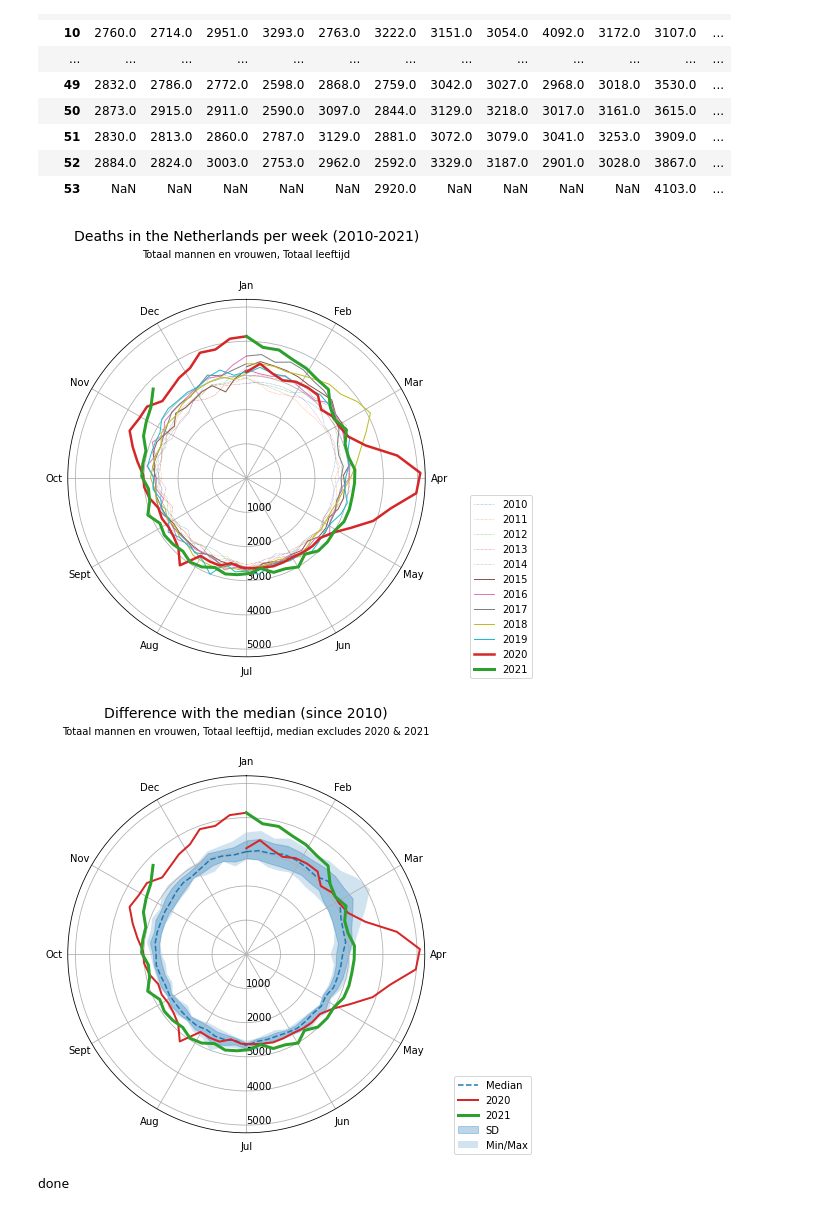
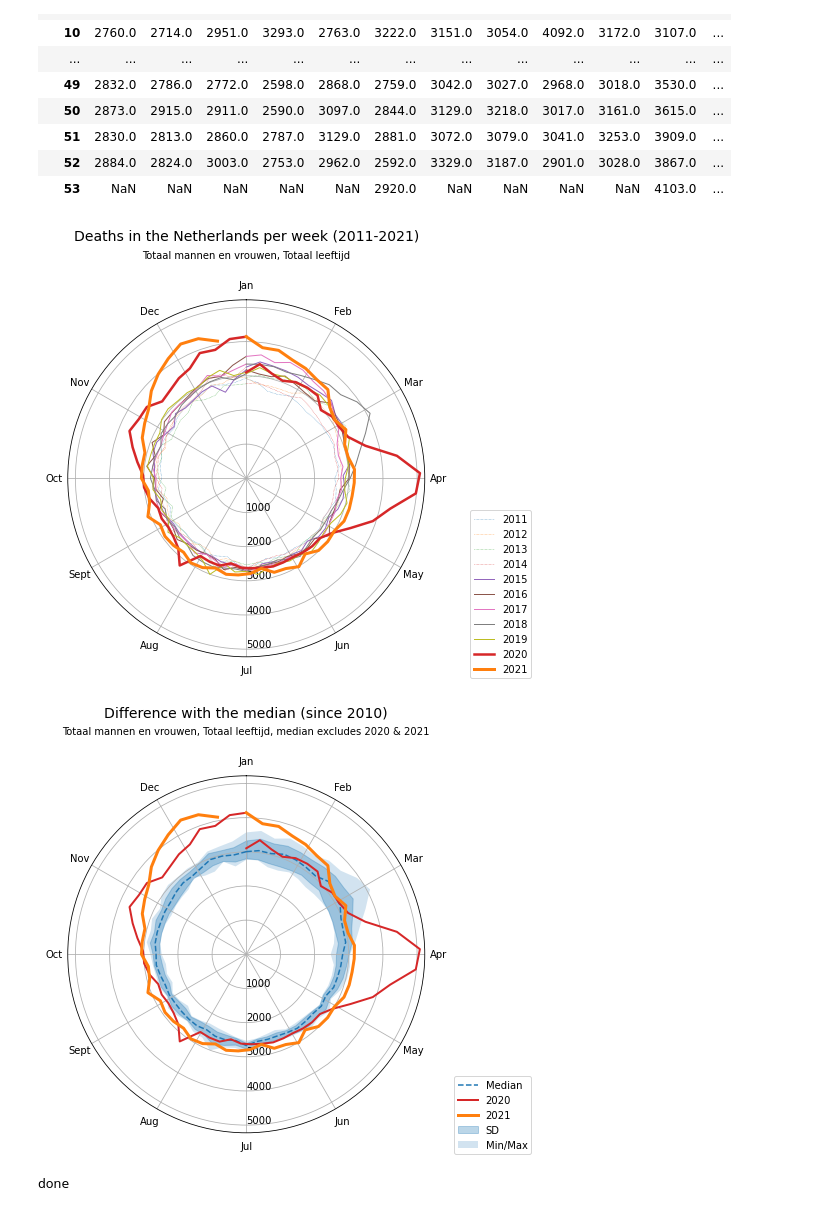
Before and after one commit to heesters/Oversterfte-Nederland, a Jupyter notebook: Overledenen.ipynb, the cells around one changed output. Saved outputs shown, nothing was run; the diff lists cells and outputs as text; code cells hidden in the pictures.

```diff
--- a/Overledenen.ipynb
+++ b/Overledenen.ipynb
@@ -70,5 +66,6 @@ df_clean.iloc[0:10]
 # %%
 months = ['Jan', 'Feb', 'Mar', 'Apr', 'May', 'Jun', 'Jul', 'Aug', 'Sept', 'Oct', 'Nov', 'Dec']
+current_year = df_clean.iloc[-1]['year']
 
 g = sns.FacetGrid(df_clean, col="gender", hue="covid_year", row='age', aspect=2,sharey=False)
 g.map(sns.lineplot, 'week', 'deaths', alpha=.7, estimator='mean', ci='sd')
@@ -77,10 +74,10 @@ g.add_legend(title = '')
 for suffix in 'png svg'.split():
     g.savefig('naar_Geslacht_leeftijd.'+suffix, dpi=200, bbox_inches='tight', facecolor='white')
 
-g = sns.FacetGrid(df_clean.query("year == '2021' & gender !='Totaal mannen en vrouwen'"), col="age", hue="gender", aspect=2,sharey=False)
+g = sns.FacetGrid(df_clean.query("year == @current_year & gender !='Totaal mannen en vrouwen'"), col="age", hue="gender", aspect=2,sharey=False)
 g.map(sns.lineplot, 'week', 'deaths', alpha=.7)
 g.set(xlabel="month", ylabel = "deaths per week", xticks=np.arange(1, 53,(53/12) ), xticklabels=months)
 g.add_legend(title = '')
 for suffix in 'png svg'.split():
-    g.savefig('2021_leeftijd.'+suffix, dpi=200, bbox_inches='tight', facecolor='white')
+    g.savefig(current_year+'_leeftijd.'+suffix, dpi=200, bbox_inches='tight', facecolor='white')
 # %% [output]
@@ -132,5 +129,5 @@ Name: deaths, Length: 619, dtype: float64
 # %%
-deaths_per_year = pd.DataFrame(columns=range(2010, 2021+1), index=pd.RangeIndex(1, 53+1, name='week'))
+deaths_per_year = pd.DataFrame(columns=range(2010, int(current_year)+1), index=pd.RangeIndex(1, 53+1, name='week'))
 
 for Perioden, deaths in df_circle.iteritems():
     year = int(Perioden[0:4])
@@ -160,66 +157,53 @@ deaths_per_year
 # %%
 def data_for_year(y):
     year = deaths_per_year[y].dropna().to_numpy()
-    if y == 2021:
+    if y == int(current_year):
         num_weeks = len(year)
         day_of_the_year = num_weeks*7 + 3 # ex. week 46 -> november 15 -> day 319
         theta = np.linspace(0, (day_of_the_year/365)*2*np.pi, num_weeks)
     else:
         # append first week of next year for correct radial plotting
         year = np.append(year, deaths_per_year.loc[1, y+1])
         theta = np.linspace(0, 2*np.pi, len(year))
     return (theta, year)
 
 def plot_year(ax, y, **kwargs):
     ax.plot(*data_for_year(y), label=f"{y}", **kwargs)
 
 def setup_polar_plot(figsize=(8, 6), constrained_layout=True):
     fig = plt.figure(figsize=figsize, constrained_layout=constrained_layout)
     ax = fig.add_subplot(111, projection='polar')
 
     ax.set_theta_zero_location('N')
     ax.set_theta_direction(-1)
     ax.set_xticks(np.arange(0, 2*np.pi, np.pi/6))
     ax.set_xticklabels(months)
 
     ax.set_rlabel_position(180)
 #    ax.set_yticklabels(['1000', '2000', '3000', '4000', '5000', ''])
 
     return fig, ax
 
 fig, ax = setup_polar_plot()
-plot_year(ax, 2010, linewidth=0.5, linestyle='dotted')
-plot_year(ax, 2011, linewidth=0.5, linestyle='dotted')
-plot_year(ax, 2012, linewidth=0.5, linestyle='dotted')
-plot_year(ax, 2013, linewidth=0.5, linestyle='dotted')
-plot_year(ax, 2014, linewidth=0.5, linestyle='dotted')
-plot_year(ax, 2015, linewidth=1)
-plot_year(ax, 2016, linewidth=1)
-plot_year(ax, 2017, linewidth=1)
-plot_year(ax, 2018, linewidth=1)
-plot_year(ax, 2019, linewidth=1)
-plot_year(ax, 2020, color='tab:red', linewidth=2.5)
-plot_year(ax, 2021, color='tab:green', linewidth=3)
+plot_year(ax, int(current_year)-10, linewidth=0.5, linestyle='dotted')
+plot_year(ax, int(current_year)-9, linewidth=0.5, linestyle='dotted')
+plot_year(ax, int(current_year)-8, linewidth=0.5, linestyle='dotted')
+plot_year(ax, int(current_year)-7, linewidth=0.5, linestyle='dotted')
+plot_year(ax, int(current_year)-6, linewidth=1)
+plot_year(ax, int(current_year)-5, linewidth=1)
+plot_year(ax, int(current_year)-4, linewidth=1)
+plot_year(ax, int(current_year)-3, linewidth=1)
+plot_year(ax, int(current_year)-2, linewidth=1)
+plot_year(ax, int(current_year)-1, color='tab:red', linewidth=2.5)
+plot_year(ax, int(current_year), color='tab:orange', linewidth=3)
 
-#plot_year(ax, 2011, color='tab:gray', linewidth=0.5)
-#plot_year(ax, 2012, color='tab:gray', linestyle='dotted')
-#plot_year(ax, 2013, color='tab:gray', linestyle='dashed')
-#plot_year(ax, 2014, color='tab:gray', linestyle='dashdot')
-#plot_year(ax, 2015, color='tab:gray')
-#plot_year(ax, 2016, color='tab:blue', linestyle='dashdot')
-#plot_year(ax, 2017, color='tab:blue')
-#plot_year(ax, 2018, color='tab:green')
-#plot_year(ax, 2019, color='tab:orange')
-#plot_year(ax, 2020, color='tab:red', linewidth=3)
-
-#ax.set_rmax(5500)
 fig.legend(loc='lower right')
-fig.suptitle("Deaths in the Netherlands per week (2010-2021)", fontsize=14, y=1.04)
+fig.suptitle('Deaths in the Netherlands per week ('+str(int(current_year)-10)+'-'+current_year+')', fontsize=14, y=1.04)
 ax.set_title(f"{sex}, {leeftijd}", fontsize=10, y=1.1)
 for suffix in 'png svg'.split():
     plt.savefig('sterfte_perjaar.'+suffix, dpi=200, bbox_inches='tight', facecolor='white')
 # %% [output]
-[figure, old version]
+[figure, new version]
 # %%
 years = deaths_per_year.iloc[:, :-2] # excluding 2021
 
@@ -255,7 +239,8 @@ ax.fill_between(np.linspace(0, 2*np.pi, len(min)), min, max, alpha=0.2, label="M
 
 ax.plot(np.linspace(0, 2*np.pi, len(median)), median, label="Median", linestyle='dashed')
 plot_year(ax, 2020, color='tab:red', linewidth=2)
-plot_year(ax, 2021, color='tab:green', linewidth=3)
+plot_year(ax, 2021, color='tab:orange', linewidth=3)
+plot_year(ax, 2022, color='tab:green', linewidth=3)
 
 
 #ax.set_rmax(5500)
@@ -265,7 +250,7 @@ ax.set_title(f"{sex}, {leeftijd}, median excludes 2020 & 2021", fontsize=10, y=1
 for suffix in 'png svg'.split():
     plt.savefig('sterfte_median.'+suffix, dpi=200, bbox_inches='tight', facecolor='white')
 # %% [output]
-[figure, old version]
+[figure, new version]
 # %%
 start_year = 2010
 
```
Also changed, not shown: parts of 5 cells of this notebook, 4 other files.
